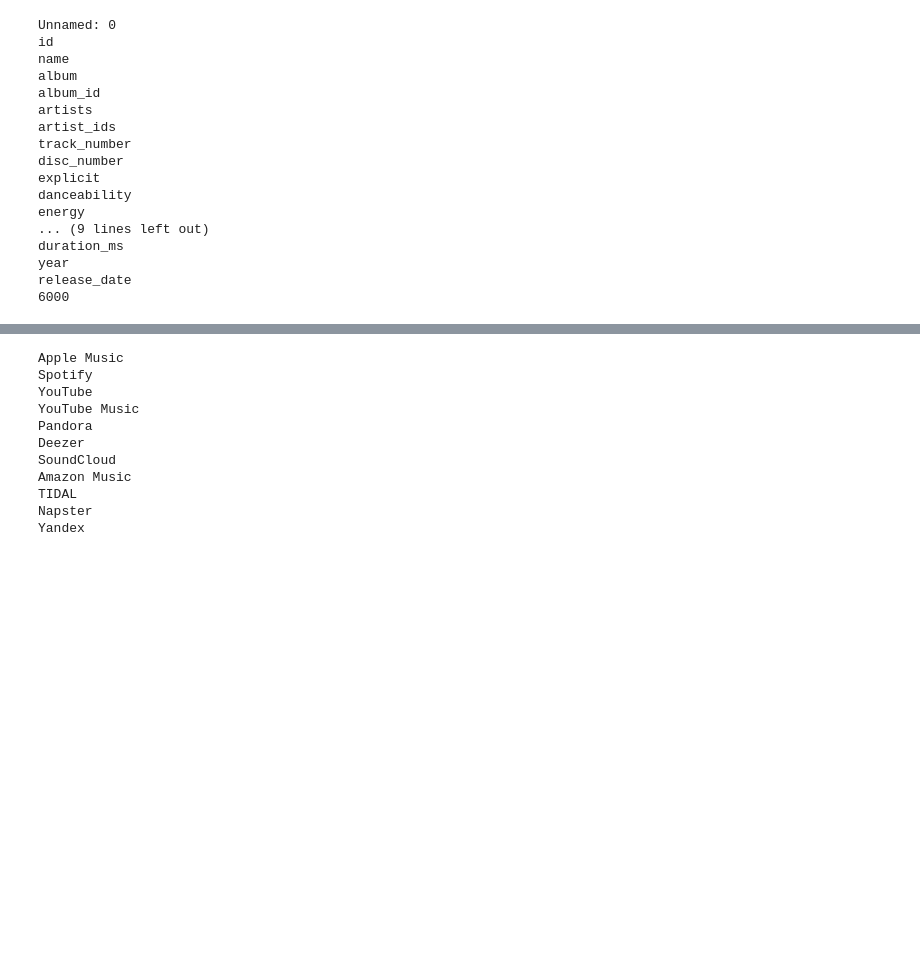
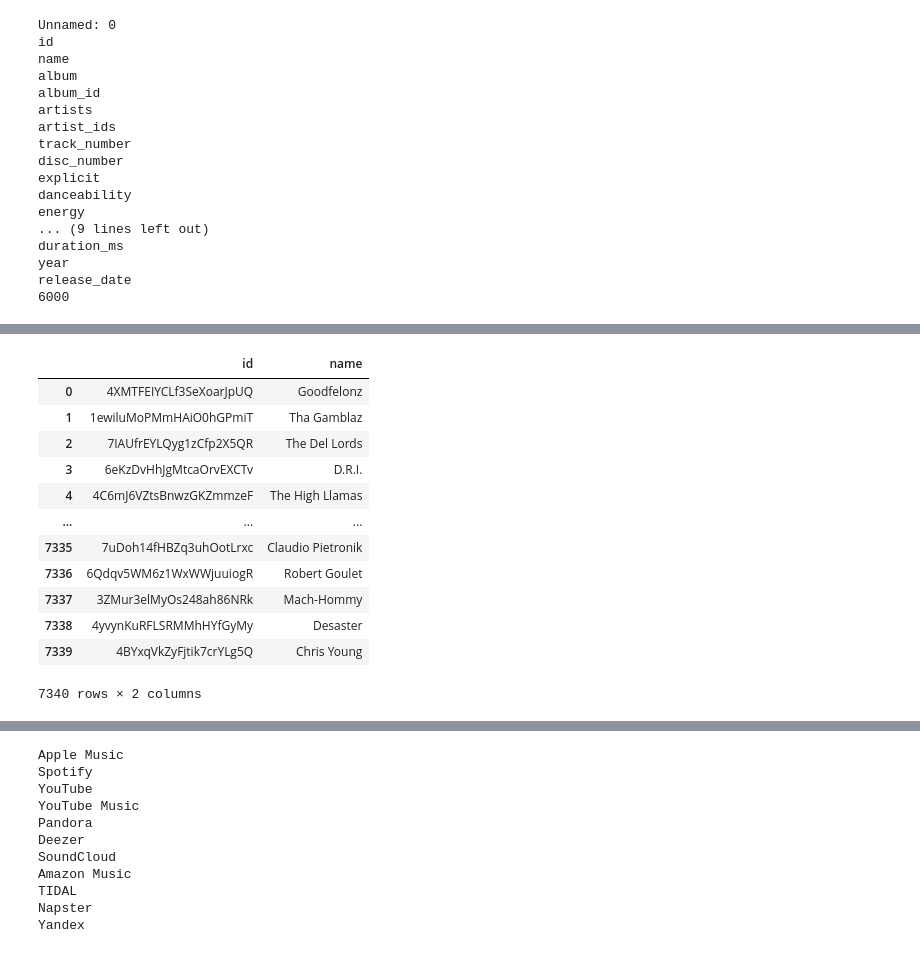
Before and after one commit to neo99zhang/CS411-Project-Tornado-Music, a Jupyter notebook: scripts/script.ipynb, the cells around one changed output, grey strips where cells are left out. Drawn from its saved outputs; the diff is of its cells as text; code cells hidden in the pictures; blank space fills up the shorter version.

```diff
--- a/scripts/script.ipynb
+++ b/scripts/script.ipynb
@@ -223 +237,42 @@ artist_df
 6000 rows × 7 columns
+# %%
+### separate the artists ###
+artist_dict = {}
+for i in range(6000):
+    artists_name = artist_df['artists'][i].replace('[','').replace(']','').replace("'",'')
+    artists_list = artists_name.split(',')
+    artist_id = artist_df['artist_ids'][i].replace('[','').replace(']','').replace("'",'')
+    artist_id_list = artist_id.split(',')
+#     print(i)
+#     print(artists_list)
+#     print(artist_id_list)
+    len_artist_list = len(artists_list)
+    len_artist_id_list = len(artist_id_list)
+    if len_artist_list == len_artist_id_list:
+        for j in range(len(artists_list)):
+            artist = artists_list[j]
+            artist_id = artist_id_list[j]
+            if artist_id not in artist_dict.keys():
+                artist_dict[artist_id]={'artists':artist}
+artist_df_col_id = []
+artist_df_col_name = []
+for i in artist_dict.keys():
+    artist_df_col_id.append(i)
+    artist_df_col_name.append(artist_dict[i]['artists'])
+artist_df_separated = pandas.DataFrame.from_dict({'id':artist_df_col_id,'name':artist_df_col_name})
+artist_df_separated.to_csv('artist_database.csv')
+artist_df_separated
+# %% [output]
+|  | id | name |
+| 0 | 4XMTFEIYCLf3SeXoarJpUQ | Goodfelonz |
+| 1 | 1ewiluMoPMmHAiO0hGPmiT | Tha Gamblaz |
+| 2 | 7IAUfrEYLQyg1zCfp2X5QR | The Del Lords |
+| 3 | 6eKzDvHhJgMtcaOrvEXCTv | D.R.I. |
+| 4 | 4C6mJ6VZtsBnwzGKZmmzeF | The High Llamas |
+| ... | ... | ... |
+| 7335 | 7uDoh14fHBZq3uhOotLrxc | Claudio Pietronik |
+| 7336 | 6Qdqv5WM6z1WxWWjuuiogR | Robert Goulet |
+| 7337 | 3ZMur3elMyOs248ah86NRk | Mach-Hommy |
+| 7338 | 4yvynKuRFLSRMMhHYfGyMy | Desaster |
+| 7339 | 4BYxqVkZyFjtik7crYLg5Q | Chris Young |
+7340 rows × 2 columns
```
Also changed, not shown: parts of 15 cells of this notebook.
